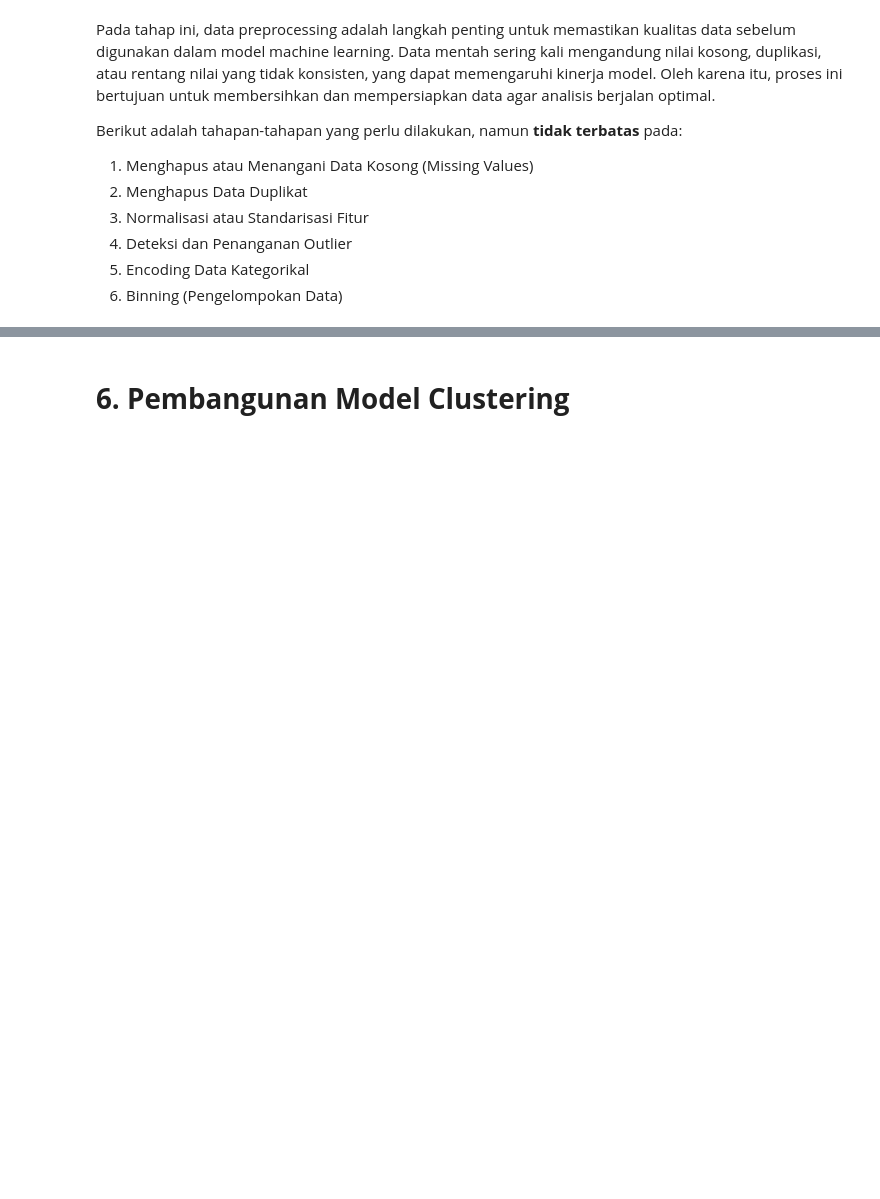
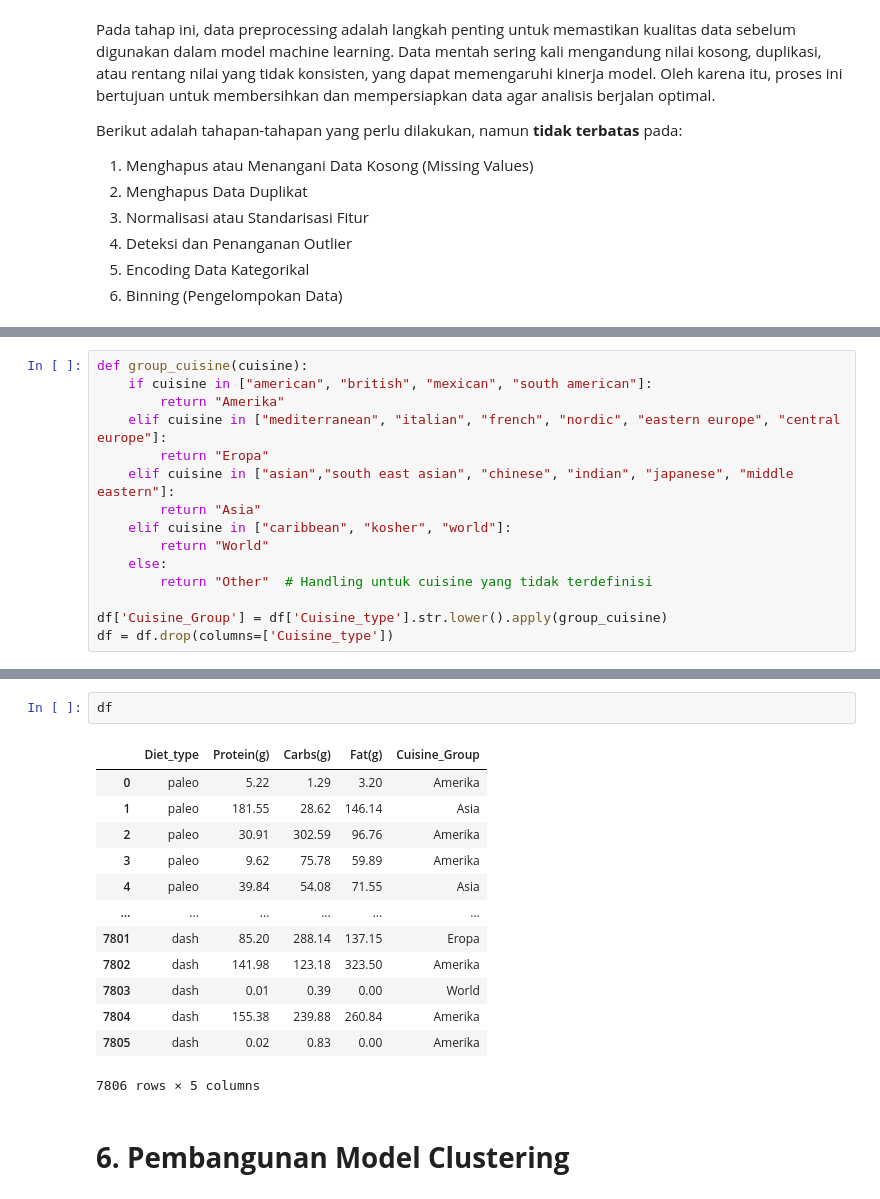
Before and after one commit to Us9r/DicodingBMLP, a Jupyter notebook: [Clustering]_Submission_Akhir_BMLP_Us9r.ipynb, the cells around one changed output, grey strips where cells are left out. Saved outputs shown, nothing was run; the diff lists cells and outputs as text; blank space fills up the shorter version.

```diff
--- a/[Clustering]_Submission_Akhir_BMLP_Us9r.ipynb
+++ b/[Clustering]_Submission_Akhir_BMLP_Us9r.ipynb
@@ -108,0 +186,15 @@ Berikut adalah tahapan-tahapan yang perlu dilakukan, namun **tidak terbatas** pa
+# %%
+def group_cuisine(cuisine):
+    if cuisine in ["american", "british", "mexican", "south american"]:
+        return "Amerika"
+    elif cuisine in ["mediterranean", "italian", "french", "nordic", "eastern europe", "central europe"]:
+        return "Eropa"
+    elif cuisine in ["asian","south east asian", "chinese", "indian", "japanese", "middle eastern"]:
+        return "Asia"
+    elif cuisine in ["caribbean", "kosher", "world"]:
+        return "World"
+    else:
+        return "Other"  # Handling untuk cuisine yang tidak terdefinisi
+
+df['Cuisine_Group'] = df['Cuisine_type'].str.lower().apply(group_cuisine)
+df = df.drop(columns=['Cuisine_type'])
@@ -109,3 +227,19 @@ Berikut adalah tahapan-tahapan yang perlu dilakukan, namun **tidak terbatas** pa
+# %%
+df
+# %% [output]
+|  | Diet_type | Protein(g) | Carbs(g) | Fat(g) | Cuisine_Group |
+| 0 | paleo | 5.22 | 1.29 | 3.20 | Amerika |
+| 1 | paleo | 181.55 | 28.62 | 146.14 | Asia |
+| 2 | paleo | 30.91 | 302.59 | 96.76 | Amerika |
+| 3 | paleo | 9.62 | 75.78 | 59.89 | Amerika |
+| 4 | paleo | 39.84 | 54.08 | 71.55 | Asia |
+| ... | ... | ... | ... | ... | ... |
+| 7801 | dash | 85.20 | 288.14 | 137.15 | Eropa |
+| 7802 | dash | 141.98 | 123.18 | 323.50 | Amerika |
+| 7803 | dash | 0.01 | 0.39 | 0.00 | World |
+| 7804 | dash | 155.38 | 239.88 | 260.84 | Amerika |
+| 7805 | dash | 0.02 | 0.83 | 0.00 | Amerika |
+7806 rows × 5 columns
 # %% [markdown]
 # **6. Pembangunan Model Clustering**
 # %% [markdown]
```
Also changed, not shown: parts of 12 cells of this notebook.
